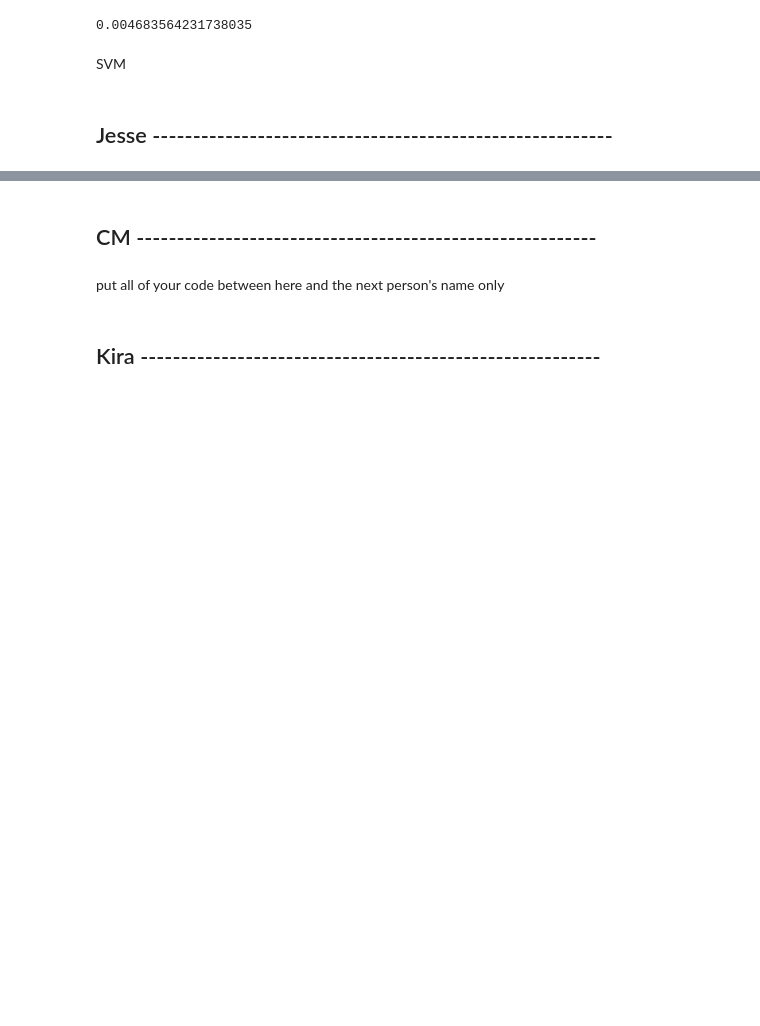
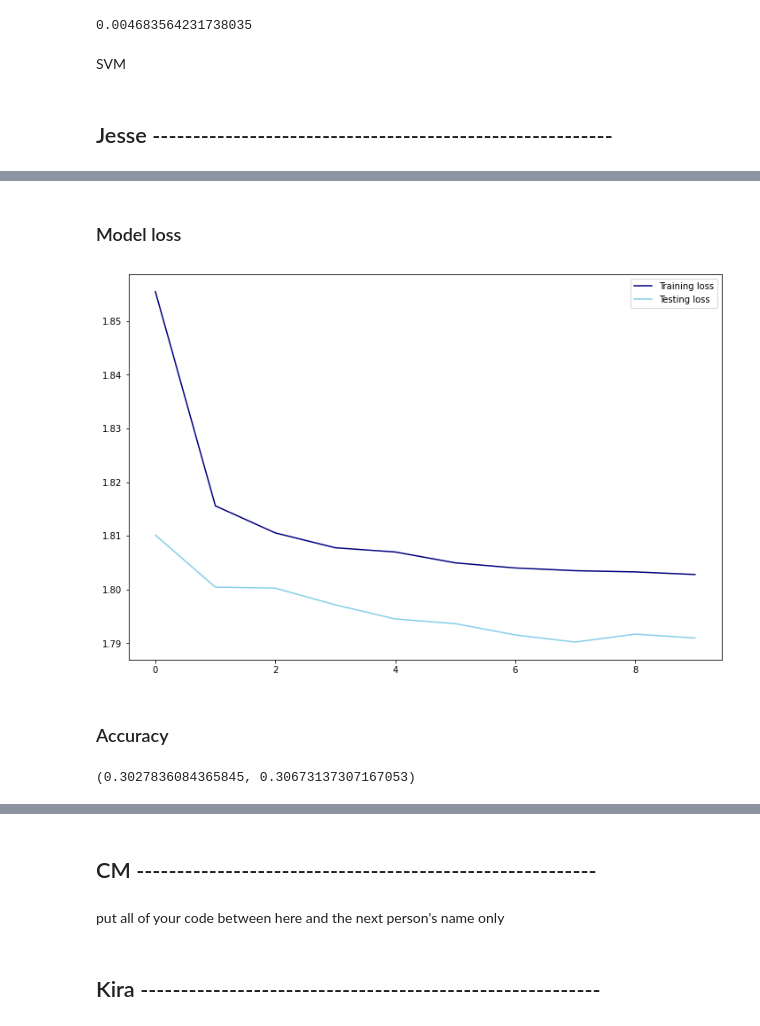
Before and after one commit to Marrrta/wildfires, a Jupyter notebook: models.ipynb, the cells around one changed output, grey strips where cells are left out. Saved outputs shown, nothing was run; the diff lists cells and outputs as text; code cells hidden in the pictures; blank space fills up the shorter version.

Commit message:
Basic Neural Network model.

```diff
--- a/models.ipynb
+++ b/models.ipynb
@@ -324,0 +455,4 @@ put all of your code between here and the next person's name only
+# %%
+transform = PolynomialFeatures(degree=2)
+X_train_sc = transform.fit_transform(X_train_sc)
+X_test_sc = transform.fit_transform(X_test_sc)
@@ -324,0 +499,24 @@ put all of your code between here and the next person's name only
+# %%
+#instantiate model
+model = Sequential()
+
+#input layer
+n_input = X_train_sc.shape[1]
+
+#dense layers
+model.add(Dense(n_input,
+                input_dim=n_input,
+                activation='relu',
+                kernel_regularizer=l2(0.001)))
+model.add(Dense(24,
+                input_dim=n_input,
+                activation='relu'))
+model.add(Dropout(0.2))
+model.add(Dense(16,
+                input_dim=n_input,
+                activation='relu',
+                ))
+model.add(Dropout(0.2))
+
+#output layer
+model.add(Dense(8, activation='softmax'))
@@ -324,0 +525,3 @@ put all of your code between here and the next person's name only
+# %%
+#compile model
+model.compile(loss='categorical_crossentropy', optimizer='adam', metrics=['accuracy'])
@@ -324,0 +530,3 @@ put all of your code between here and the next person's name only
+# %%
+#fit model to dataset
+history = model.fit(X_train_sc, y_train, validation_data=(X_test_sc, y_test), epochs=10, batch_size=64)
@@ -324,0 +554,19 @@ put all of your code between here and the next person's name only
+# %% [markdown]
+### Model loss
+# %%
+# Visualize loss
+train_loss = history.history['loss']
+test_loss = history.history['val_loss']
+
+plt.figure(figsize=(12, 8))
+plt.plot(train_loss, label='Training loss', color='navy')
+plt.plot(test_loss, label='Testing loss', color='skyblue')
+plt.legend();
+# %% [output]
+[figure, added]
+# %% [markdown]
+### Accuracy
+# %%
+history.history['accuracy'][-1],history.history['val_accuracy'][-1]
+# %% [output]
+(0.3027836084365845, 0.30673137307167053)
```
Also changed, not shown: parts of 36 cells of this notebook.
